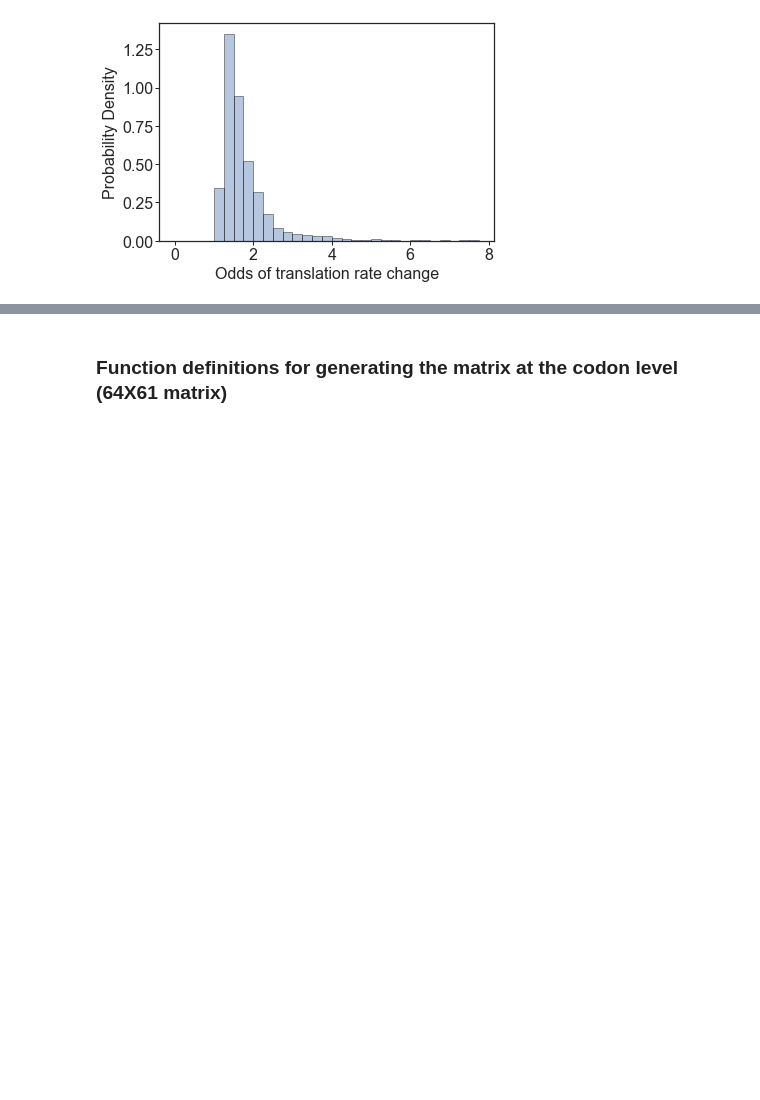
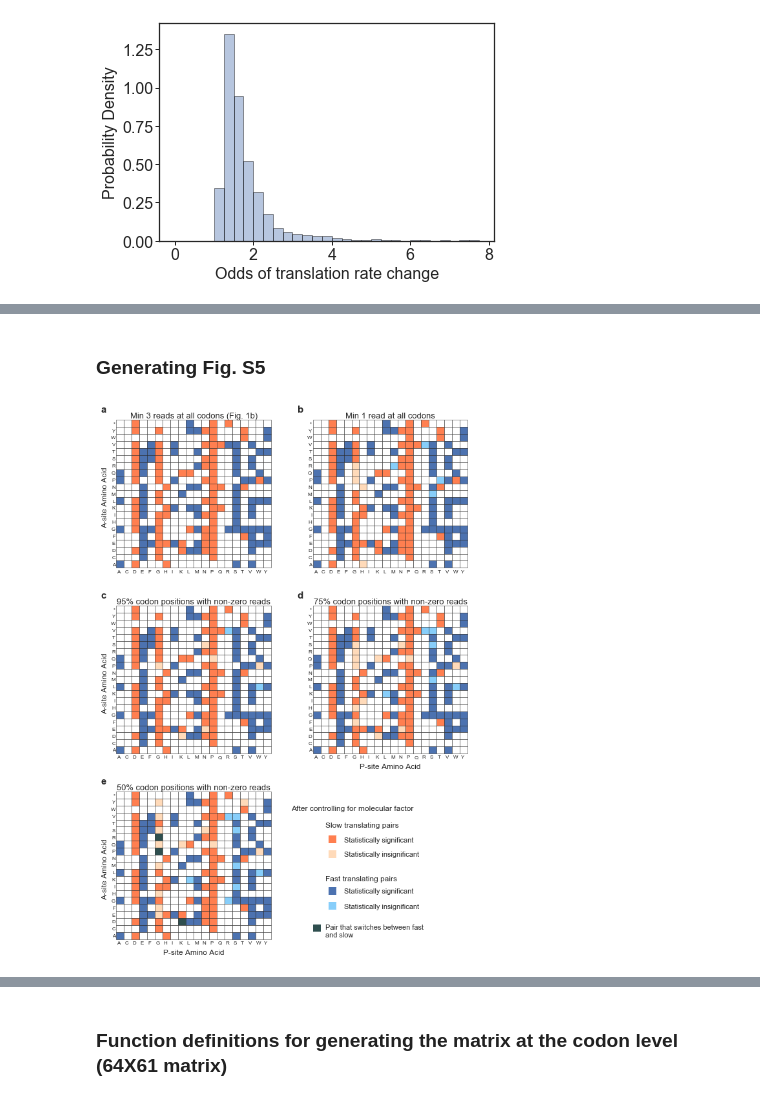
Before and after one commit to obrien-lab/P-site-A-site-pairs-analysis, a Jupyter notebook: P-site_A-site_pairs_project_data_analysis.ipynb, the cells around one changed output, grey strips where cells are left out. Drawn from its saved outputs; the diff is of its cells as text; code cells hidden in the pictures; blank space fills up the shorter version.

```diff
--- a/P-site_A-site_pairs_project_data_analysis.ipynb
+++ b/P-site_A-site_pairs_project_data_analysis.ipynb
@@ -1241,0 +1894,8 @@ Total number of amino acid pair combinations with less than 5 instances: 74
+# %% [markdown]
+### Generating Fig. S5
+# %%
+# Putting the list as title dict to fit the format of the plotting function
+thres_dict = {thres:thres for thres in thres_list}
+plot_mol_factors_subplots(robust_thres_perc_dict, robust_thres_pval_dict, thres_list, thres_dict, orig_title='Min 3 reads at all codons (Fig. 1b)')
+# %% [output]
+[figure, added]
```
Also changed, not shown: parts of 20 cells of this notebook.
